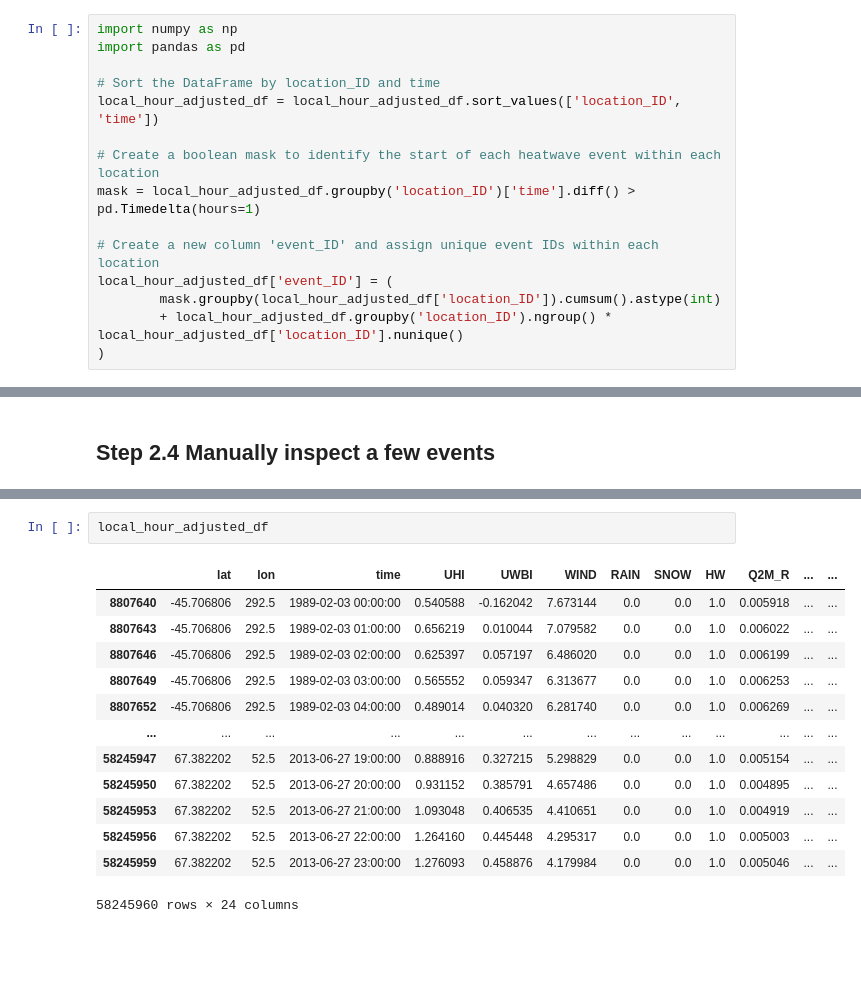
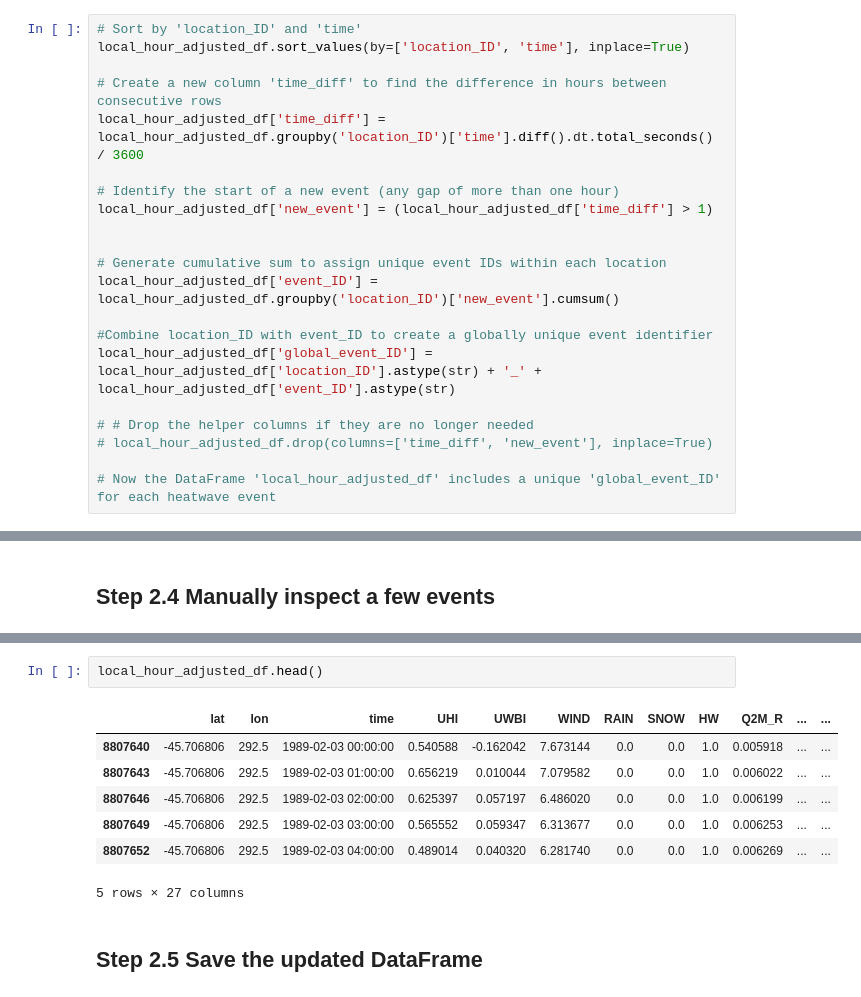
Before and after one commit to johnnyguo2007/research, a Jupyter notebook: hw_global/final/UHI_individual_event_analysis.ipynb, the cells around one changed output, grey strips where cells are left out. Cells and saved outputs as stored; diff of their text form; blank space fills up the shorter version.

```diff
--- a/hw_global/final/UHI_individual_event_analysis.ipynb
+++ b/hw_global/final/UHI_individual_event_analysis.ipynb
@@ -33,18 +33,24 @@ dtypes: datetime64[ns](2), float32(15), float64(1), int32(4), int64(1)
 memory usage: 5.9 GB
 # %% [markdown]
 #  Step 2: Create event ID
-# %%
-import numpy as np
-import pandas as pd
-
-# Sort the DataFrame by location_ID and time
-local_hour_adjusted_df = local_hour_adjusted_df.sort_values(['location_ID', 'time'])
-
-# Create a boolean mask to identify the start of each heatwave event within each location
-mask = local_hour_adjusted_df.groupby('location_ID')['time'].diff() > pd.Timedelta(hours=1)
-
-# Create a new column 'event_ID' and assign unique event IDs within each location
-local_hour_adjusted_df['event_ID'] = (
-        mask.groupby(local_hour_adjusted_df['location_ID']).cumsum().astype(int)
-        + local_hour_adjusted_df.groupby('location_ID').ngroup() * local_hour_adjusted_df['location_ID'].nunique()
-)
+# %%
+# Sort by 'location_ID' and 'time'
+local_hour_adjusted_df.sort_values(by=['location_ID', 'time'], inplace=True)
+
+# Create a new column 'time_diff' to find the difference in hours between consecutive rows
+local_hour_adjusted_df['time_diff'] = local_hour_adjusted_df.groupby('location_ID')['time'].diff().dt.total_seconds() / 3600
+
+# Identify the start of a new event (any gap of more than one hour)
+local_hour_adjusted_df['new_event'] = (local_hour_adjusted_df['time_diff'] > 1)
+
+
+# Generate cumulative sum to assign unique event IDs within each location
+local_hour_adjusted_df['event_ID'] = local_hour_adjusted_df.groupby('location_ID')['new_event'].cumsum()
+
+#Combine location_ID with event_ID to create a globally unique event identifier
+local_hour_adjusted_df['global_event_ID'] = local_hour_adjusted_df['location_ID'].astype(str) + '_' + local_hour_adjusted_df['event_ID'].astype(str)
+
+# # Drop the helper columns if they are no longer needed
+# local_hour_adjusted_df.drop(columns=['time_diff', 'new_event'], inplace=True)
+
+# Now the DataFrame 'local_hour_adjusted_df' includes a unique 'global_event_ID' for each heatwave event
@@ -142,16 +155,12 @@ sample_events[['location_ID', 'event_ID', 'local_time']]
 # %%
-local_hour_adjusted_df
+local_hour_adjusted_df.head()
 # %% [output]
 |  | lat | lon | time | UHI | UWBI | WIND | RAIN | SNOW | HW | Q2M_R | ... | ... |
 | 8807640 | -45.706806 | 292.5 | 1989-02-03 00:00:00 | 0.540588 | -0.162042 | 7.673144 | 0.0 | 0.0 | 1.0 | 0.005918 | ... | ... |
 | 8807643 | -45.706806 | 292.5 | 1989-02-03 01:00:00 | 0.656219 | 0.010044 | 7.079582 | 0.0 | 0.0 | 1.0 | 0.006022 | ... | ... |
 | 8807646 | -45.706806 | 292.5 | 1989-02-03 02:00:00 | 0.625397 | 0.057197 | 6.486020 | 0.0 | 0.0 | 1.0 | 0.006199 | ... | ... |
 | 8807649 | -45.706806 | 292.5 | 1989-02-03 03:00:00 | 0.565552 | 0.059347 | 6.313677 | 0.0 | 0.0 | 1.0 | 0.006253 | ... | ... |
 | 8807652 | -45.706806 | 292.5 | 1989-02-03 04:00:00 | 0.489014 | 0.040320 | 6.281740 | 0.0 | 0.0 | 1.0 | 0.006269 | ... | ... |
-| ... | ... | ... | ... | ... | ... | ... | ... | ... | ... | ... | ... | ... |
-| 58245947 | 67.382202 | 52.5 | 2013-06-27 19:00:00 | 0.888916 | 0.327215 | 5.298829 | 0.0 | 0.0 | 1.0 | 0.005154 | ... | ... |
-| 58245950 | 67.382202 | 52.5 | 2013-06-27 20:00:00 | 0.931152 | 0.385791 | 4.657486 | 0.0 | 0.0 | 1.0 | 0.004895 | ... | ... |
-| 58245953 | 67.382202 | 52.5 | 2013-06-27 21:00:00 | 1.093048 | 0.406535 | 4.410651 | 0.0 | 0.0 | 1.0 | 0.004919 | ... | ... |
-| 58245956 | 67.382202 | 52.5 | 2013-06-27 22:00:00 | 1.264160 | 0.445448 | 4.295317 | 0.0 | 0.0 | 1.0 | 0.005003 | ... | ... |
-| 58245959 | 67.382202 | 52.5 | 2013-06-27 23:00:00 | 1.276093 | 0.458876 | 4.179984 | 0.0 | 0.0 | 1.0 | 0.005046 | ... | ... |
-58245960 rows × 24 columns
+5 rows × 27 columns
+# %% [markdown]
+## Step 2.5 Save the updated DataFrame
```
Also changed, not shown: parts of 29 cells of this notebook, 1 other file.
